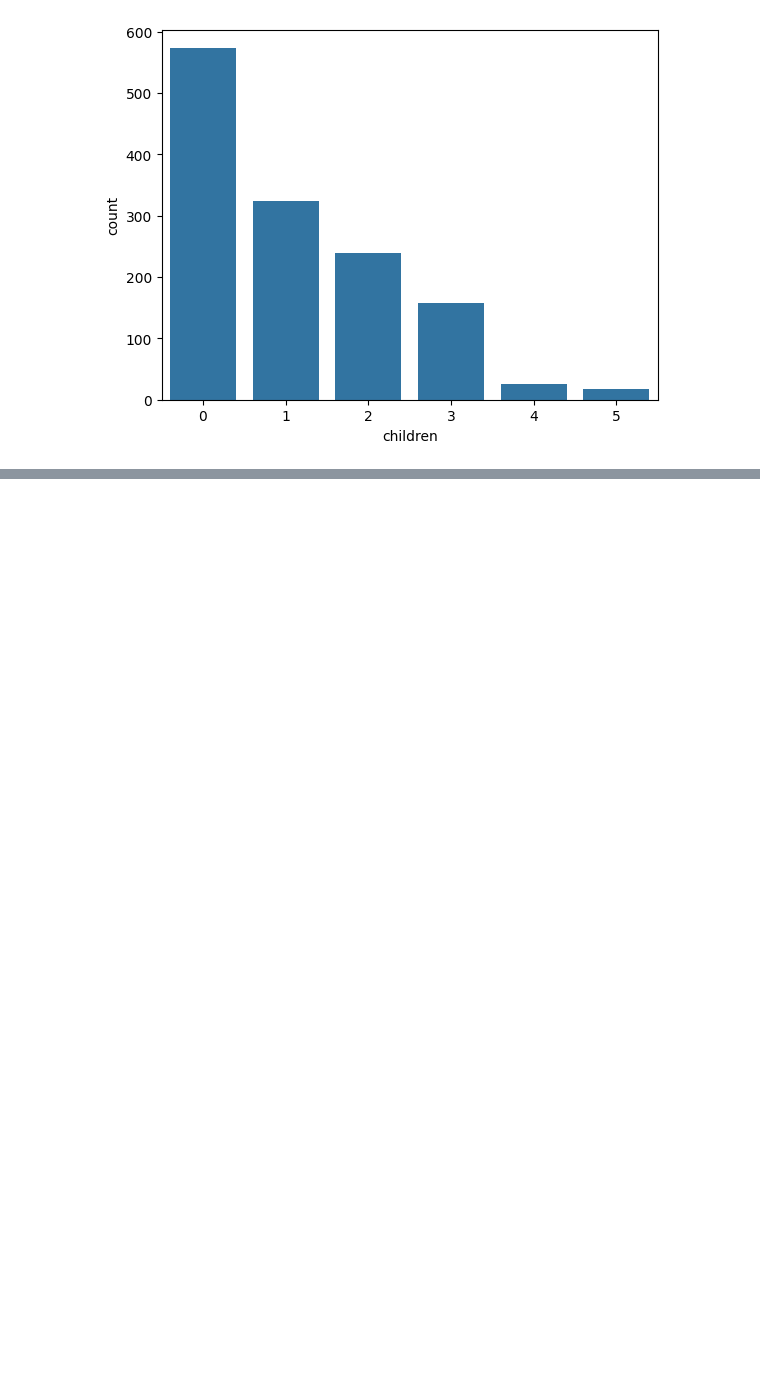
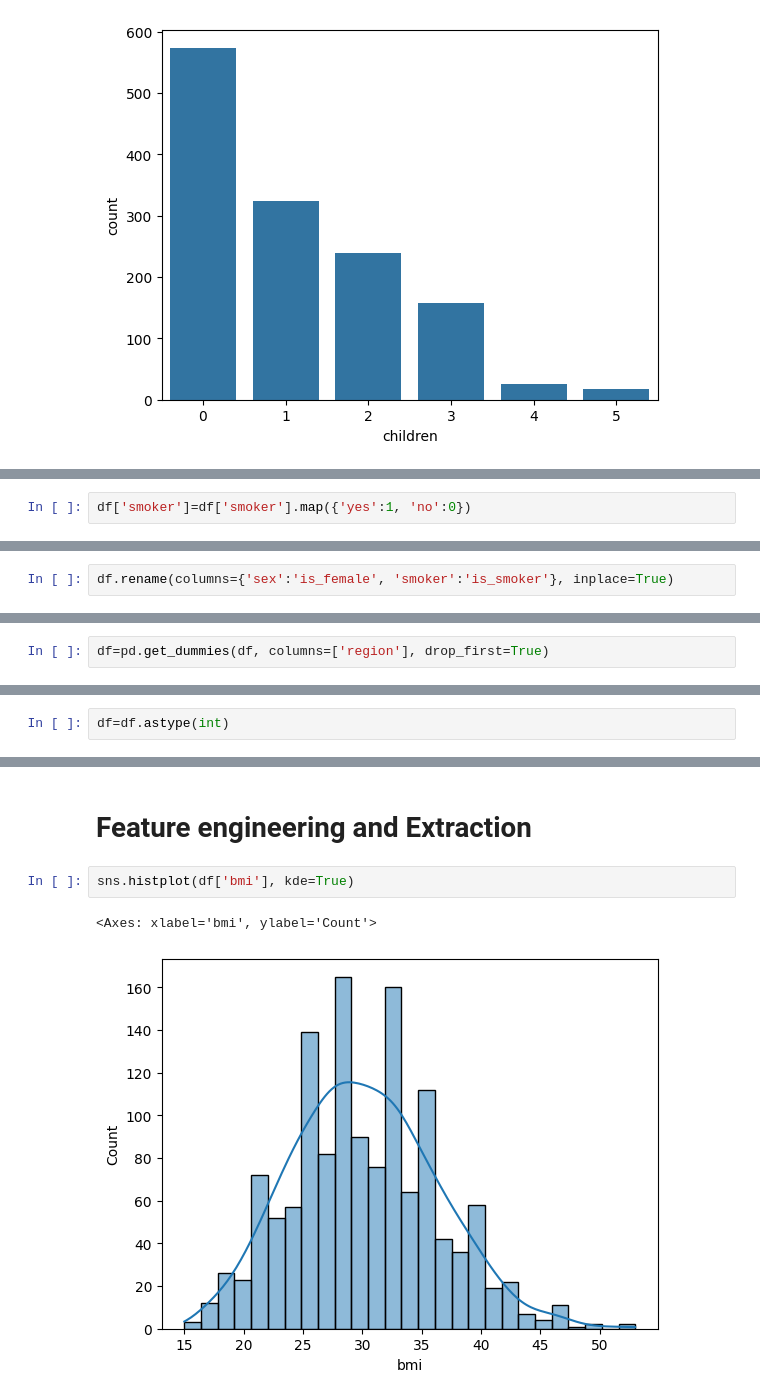
Before and after one commit to shubham061005/Insurance-Prediction-Model, a Jupyter notebook: Insurance.ipynb, the cells around one changed output, grey strips where cells are left out. Saved outputs shown, nothing was run; the diff lists cells and outputs as text; blank space fills up the shorter version.

```diff
--- a/Insurance.ipynb
+++ b/Insurance.ipynb
@@ -90,0 +145,2 @@ sns.countplot(x=df['children'])
+# %%
+df['smoker']=df['smoker'].map({'yes':1, 'no':0})
@@ -90,0 +156,2 @@ sns.countplot(x=df['children'])
+# %%
+df.rename(columns={'sex':'is_female', 'smoker':'is_smoker'}, inplace=True)
@@ -90,0 +176,2 @@ sns.countplot(x=df['children'])
+# %%
+df=pd.get_dummies(df, columns=['region'], drop_first=True)
@@ -90,0 +187,2 @@ sns.countplot(x=df['children'])
+# %%
+df=df.astype(int)
@@ -90,0 +198,7 @@ sns.countplot(x=df['children'])
+# %% [markdown]
+# Feature engineering and Extraction
+# %%
+sns.histplot(df['bmi'], kde=True)
+# %% [output]
+<Axes: xlabel='bmi', ylabel='Count'>
+[figure, added]
```
Also changed, not shown: parts of 21 cells of this notebook.
